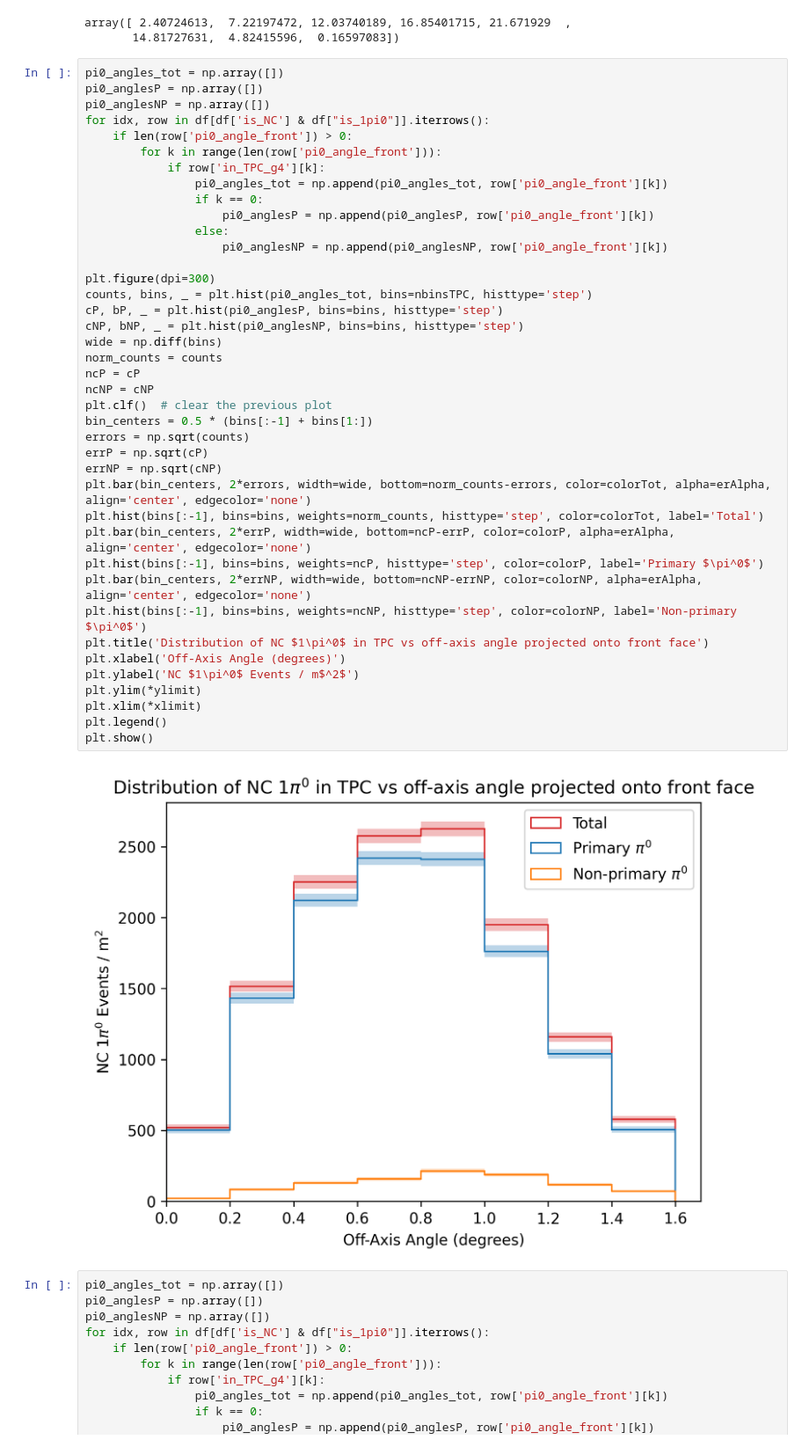
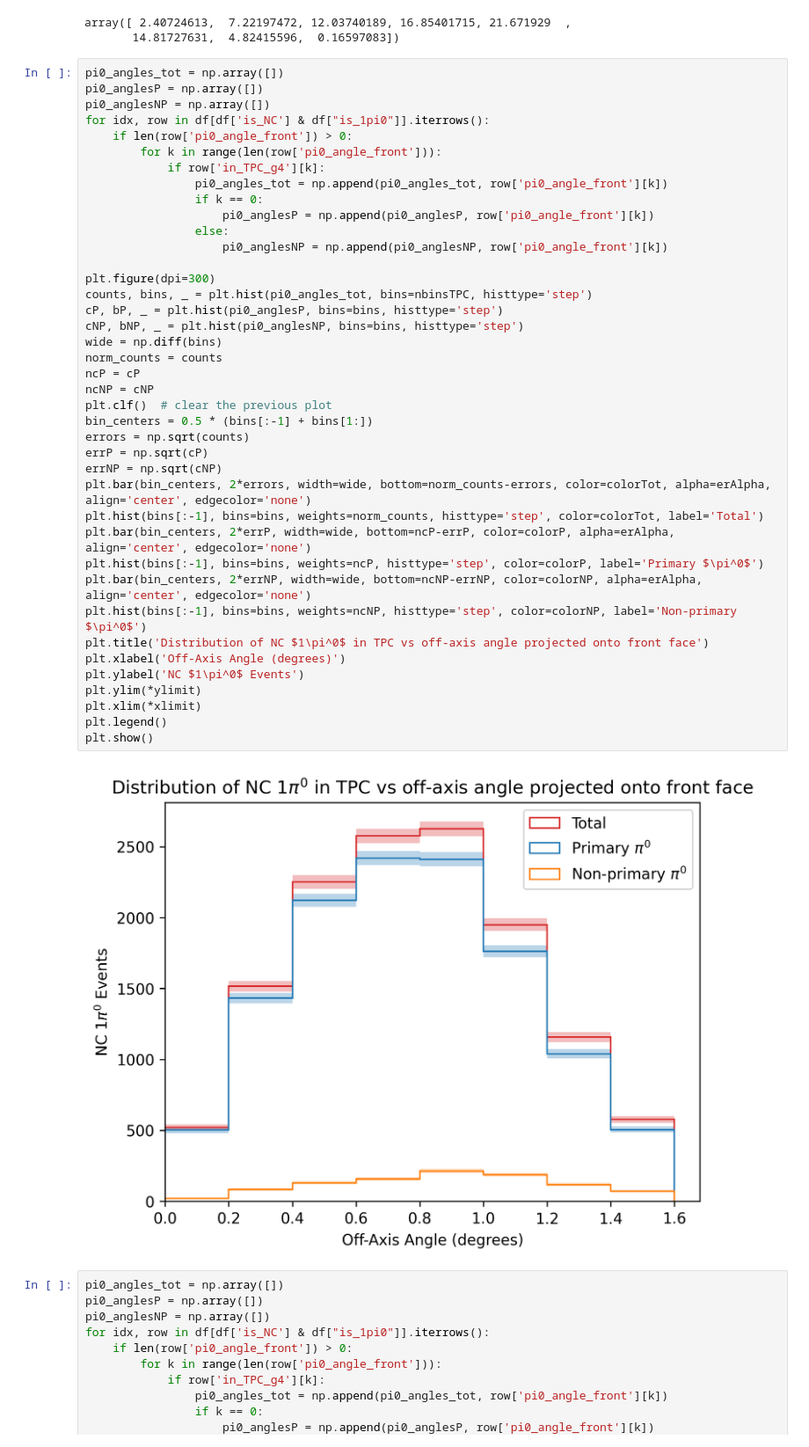
Before and after one commit to BMDragon/SBND_PRISM_Pi0_Study, a Jupyter notebook: pi0VertexPlots.ipynb, the cells around one changed output. Shown at 88% size. Cells and saved outputs as stored; diff of their text form.

```diff
--- a/pi0VertexPlots.ipynb
+++ b/pi0VertexPlots.ipynb
@@ -112,35 +112,35 @@ for idx, row in df[df['is_NC'] & df["is_1pi0"]].iterrows():
                     pi0_anglesP = np.append(pi0_anglesP, row['pi0_angle_front'][k])
                 else:
                     pi0_anglesNP = np.append(pi0_anglesNP, row['pi0_angle_front'][k])
 
 plt.figure(dpi=300)
 counts, bins, _ = plt.hist(pi0_angles_tot, bins=nbinsTPC, histtype='step')
 cP, bP, _ = plt.hist(pi0_anglesP, bins=bins, histtype='step')
 cNP, bNP, _ = plt.hist(pi0_anglesNP, bins=bins, histtype='step')
 wide = np.diff(bins)
 norm_counts = counts
 ncP = cP
 ncNP = cNP
 plt.clf()  # clear the previous plot
 bin_centers = 0.5 * (bins[:-1] + bins[1:])
 errors = np.sqrt(counts)
 errP = np.sqrt(cP)
 errNP = np.sqrt(cNP)
 plt.bar(bin_centers, 2*errors, width=wide, bottom=norm_counts-errors, color=colorTot, alpha=erAlpha, align='center', edgecolor='none')
 plt.hist(bins[:-1], bins=bins, weights=norm_counts, histtype='step', color=colorTot, label='Total')
 plt.bar(bin_centers, 2*errP, width=wide, bottom=ncP-errP, color=colorP, alpha=erAlpha, align='center', edgecolor='none')
 plt.hist(bins[:-1], bins=bins, weights=ncP, histtype='step', color=colorP, label='Primary $\pi^0$')
 plt.bar(bin_centers, 2*errNP, width=wide, bottom=ncNP-errNP, color=colorNP, alpha=erAlpha, align='center', edgecolor='none')
 plt.hist(bins[:-1], bins=bins, weights=ncNP, histtype='step', color=colorNP, label='Non-primary $\pi^0$')
 plt.title('Distribution of NC $1\pi^0$ in TPC vs off-axis angle projected onto front face')
 plt.xlabel('Off-Axis Angle (degrees)')
-plt.ylabel('NC $1\pi^0$ Events / m$^2$')
+plt.ylabel('NC $1\pi^0$ Events')
 plt.ylim(*ylimit)
 plt.xlim(*xlimit)
 plt.legend()
 plt.show()
 # %% [output]
-[figure, old version]
+[figure, new version]
 # %%
 pi0_angles_tot = np.array([])
 pi0_anglesP = np.array([])
```
Also changed, not shown: parts of 3 cells of this notebook.
